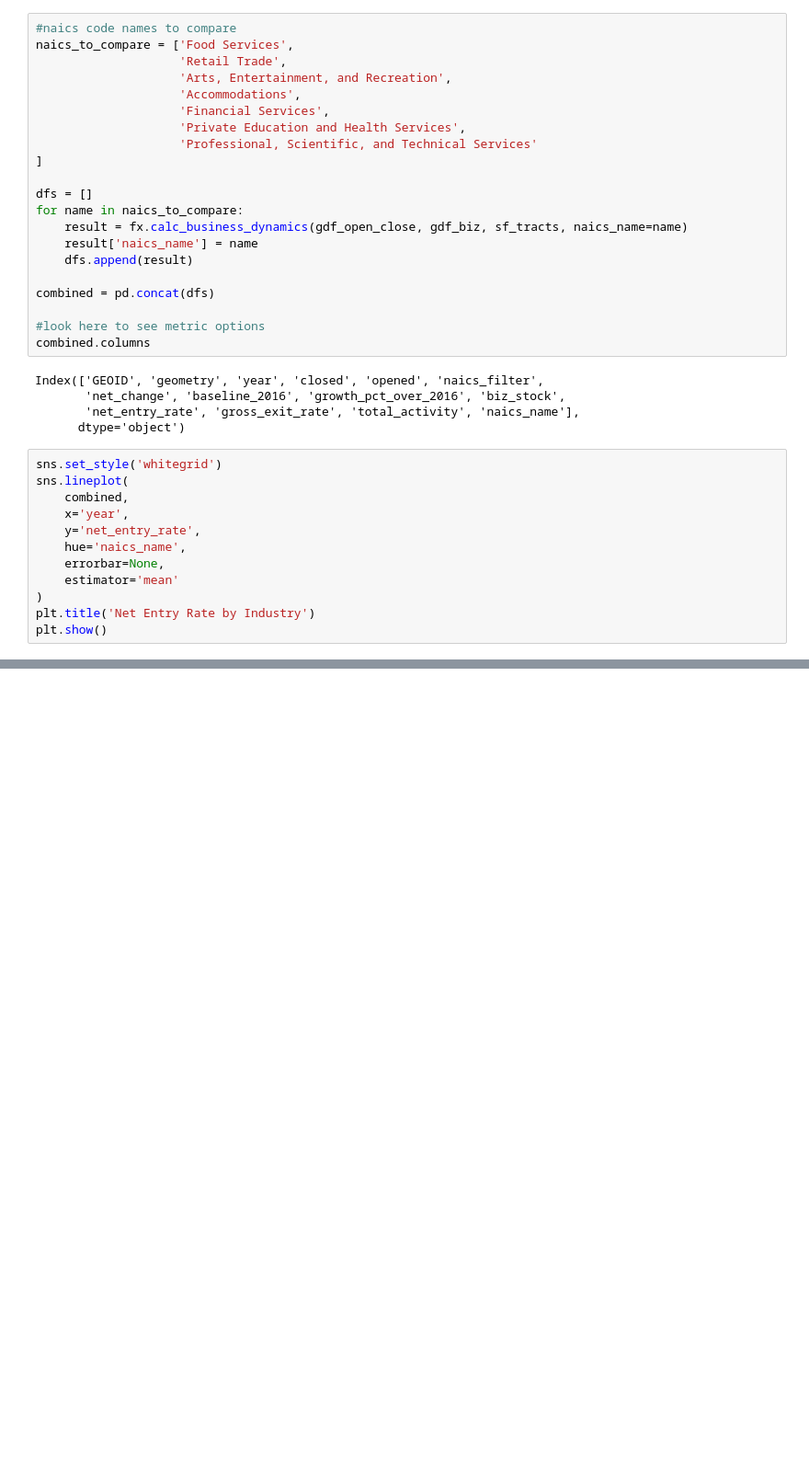
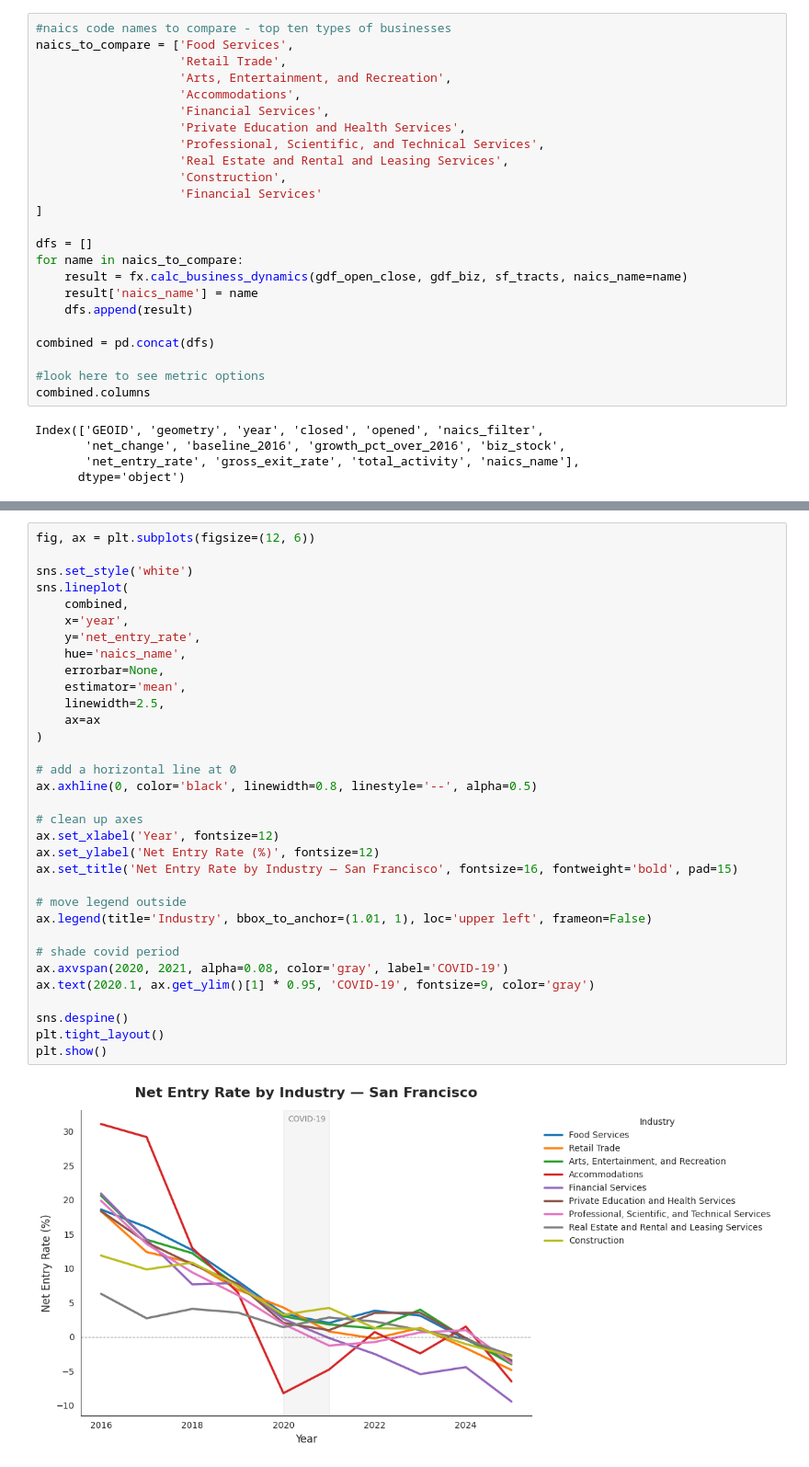
Before and after one commit to miaflynn/CYPLAN255-Final-Project, a Jupyter notebook: 03c_visualizations_net_change.ipynb, the cells around one changed output, grey strips where cells are left out. Shown at 92% size. Saved outputs shown, nothing was run; the diff lists cells and outputs as text; blank space fills up the shorter version.

```diff
--- a/03c_visualizations_net_change.ipynb
+++ b/03c_visualizations_net_change.ipynb
@@ -165,12 +185,15 @@ Text(0.5, 1.0, 'Net entry rate of Food Services businesses in EPC and non-EPC tr
 # %%
-#naics code names to compare
+#naics code names to compare - top ten types of businesses
 naics_to_compare = ['Food Services',
                     'Retail Trade',
                     'Arts, Entertainment, and Recreation',
                     'Accommodations',
                     'Financial Services',
                     'Private Education and Health Services',
-                    'Professional, Scientific, and Technical Services'
+                    'Professional, Scientific, and Technical Services',
+                    'Real Estate and Rental and Leasing Services',
+                    'Construction',
+                    'Financial Services'
 ]
 
 dfs = []
@@ -188,15 +211,3 @@ Index(['GEOID', 'geometry', 'year', 'closed', 'opened', 'naics_filter',
        'net_change', 'baseline_2016', 'growth_pct_over_2016', 'biz_stock',
        'net_entry_rate', 'gross_exit_rate', 'total_activity', 'naics_name'],
       dtype='object')
-# %%
-sns.set_style('whitegrid')
-sns.lineplot(
-    combined,
-    x='year',
-    y='net_entry_rate',
-    hue='naics_name',
-    errorbar=None,
-    estimator='mean'
-)
-plt.title('Net Entry Rate by Industry')
-plt.show()
@@ -204,0 +214,35 @@ plt.show()
+# %%
+fig, ax = plt.subplots(figsize=(12, 6))
+
+sns.set_style('white')
+sns.lineplot(
+    combined,
+    x='year',
+    y='net_entry_rate',
+    hue='naics_name',
+    errorbar=None,
+    estimator='mean',
+    linewidth=2.5,
+    ax=ax
+)
+
+# add a horizontal line at 0
+ax.axhline(0, color='black', linewidth=0.8, linestyle='--', alpha=0.5)
+
+# clean up axes
+ax.set_xlabel('Year', fontsize=12)
+ax.set_ylabel('Net Entry Rate (%)', fontsize=12)
+ax.set_title('Net Entry Rate by Industry — San Francisco', fontsize=16, fontweight='bold', pad=15)
+
+# move legend outside
+ax.legend(title='Industry', bbox_to_anchor=(1.01, 1), loc='upper left', frameon=False)
+
+# shade covid period
+ax.axvspan(2020, 2021, alpha=0.08, color='gray', label='COVID-19')
+ax.text(2020.1, ax.get_ylim()[1] * 0.95, 'COVID-19', fontsize=9, color='gray')
+
+sns.despine()
+plt.tight_layout()
+plt.show()
+# %% [output]
+[figure, added]
```
Also changed, not shown: parts of 3 cells of this notebook.
